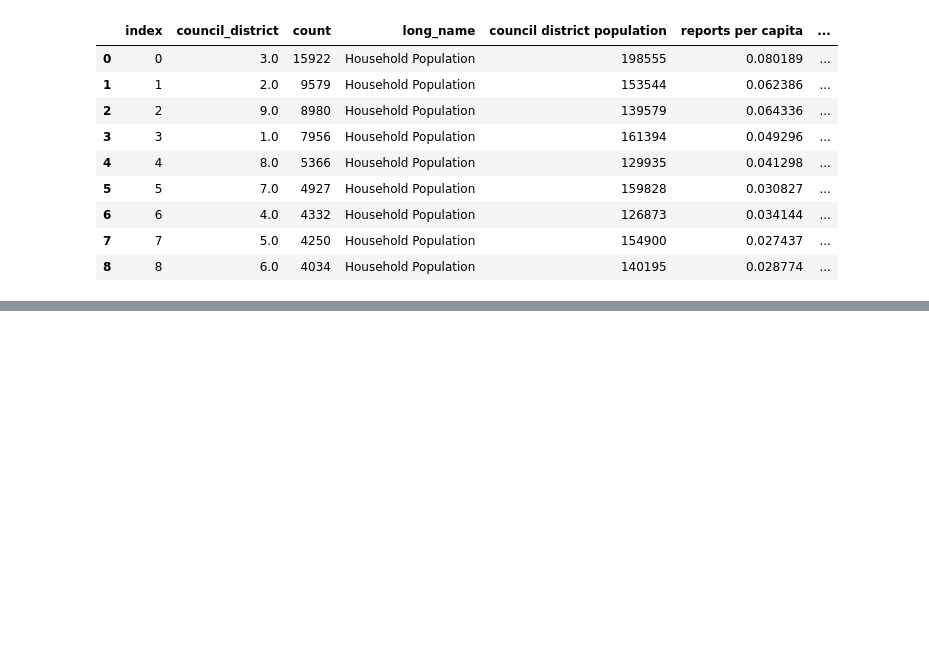
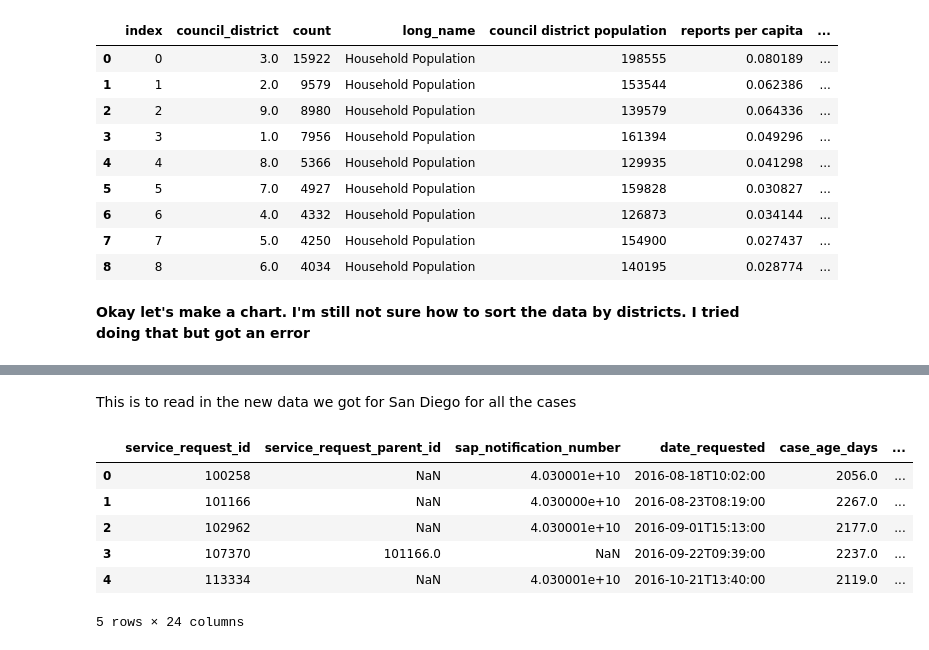
Before and after one commit to cohaya/311-data-chikodi, a Jupyter notebook: San Diego.ipynb, the cells around one changed output, grey strips where cells are left out. Cells and saved outputs as stored; diff of their text form; code cells hidden in the pictures; blank space fills up the shorter version.

```diff
--- a/San Diego.ipynb
+++ b/San Diego.ipynb
@@ -407,6 +451,8 @@ merged_districts
 | 6 | 6 | 4.0 | 4332 | Household Population | 126873 | 0.034144 | ... |
 | 7 | 7 | 5.0 | 4250 | Household Population | 154900 | 0.027437 | ... |
 | 8 | 8 | 6.0 | 4034 | Household Population | 140195 | 0.028774 | ... |
+# %% [markdown]
+**Okay let's make a chart. I'm still not sure how to sort the data by districts. I tried doing that but got an error**
 # %%
 alt.Chart(merged_districts).mark_circle().encode(
     size = 'per 1000 residents',
@@ -417,3 +463,5 @@ alt.Chart(merged_districts).mark_circle().encode(
 )
 # %% [output]
 [interactive output not drawn]
+# %% [markdown]
+This is to read in the new data we got for San Diego for all the cases
@@ -419,0 +470,10 @@ alt.Chart(merged_districts).mark_circle().encode(
+# %%
+newdata.head()
+# %% [output]
+|  | service_request_id | service_request_parent_id | sap_notification_number | date_requested | case_age_days | ... |
+| 0 | 100258 | NaN | 4.030001e+10 | 2016-08-18T10:02:00 | 2056.0 | ... |
+| 1 | 101166 | NaN | 4.030000e+10 | 2016-08-23T08:19:00 | 2267.0 | ... |
+| 2 | 102962 | NaN | 4.030001e+10 | 2016-09-01T15:13:00 | 2177.0 | ... |
+| 3 | 107370 | 101166.0 | NaN | 2016-09-22T09:39:00 | 2237.0 | ... |
+| 4 | 113334 | NaN | 4.030001e+10 | 2016-10-21T13:40:00 | 2119.0 | ... |
+5 rows × 24 columns
```
Also changed, not shown: parts of 52 cells of this notebook.
